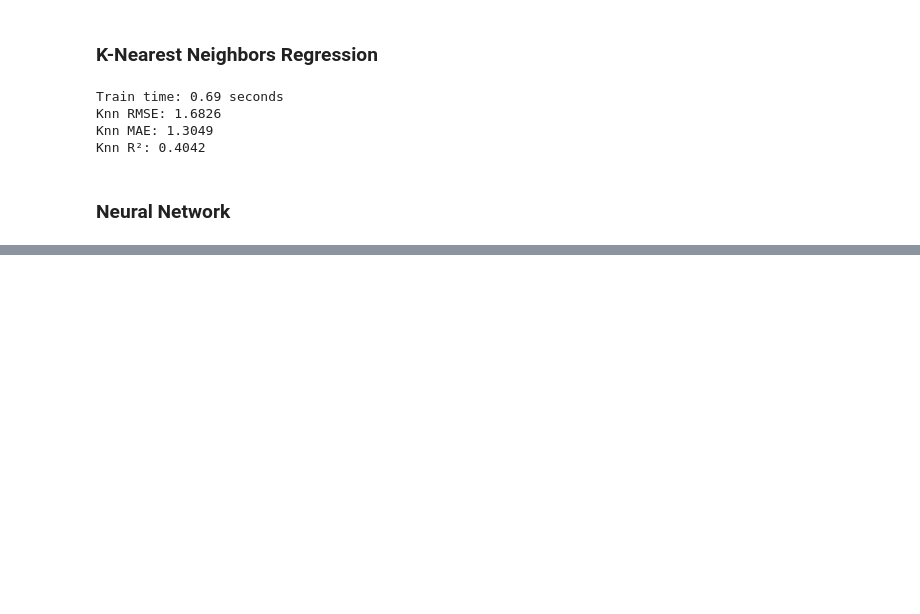
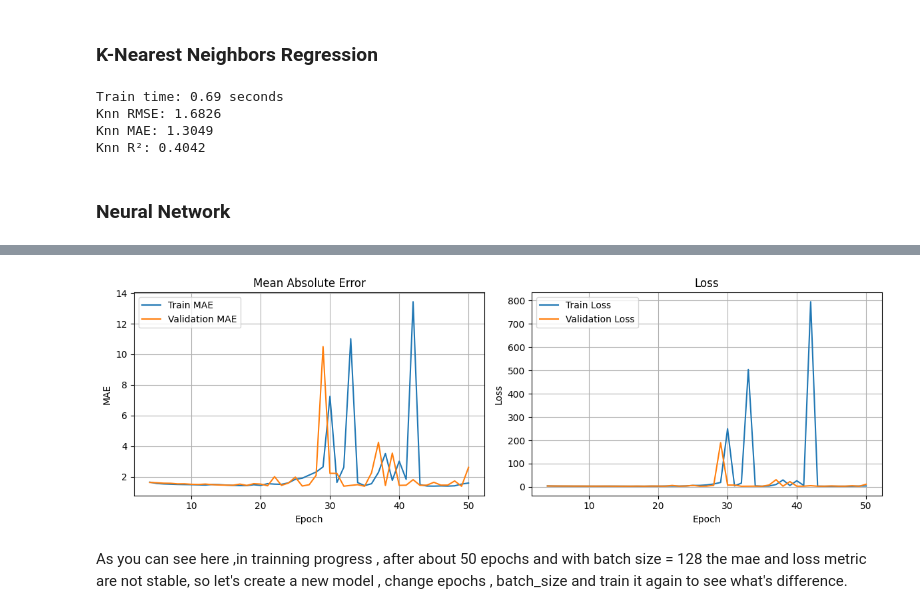
Before and after one commit to Hieu1607/housing_price_predicting_model, a Jupyter notebook: model.ipynb, the cells around one changed output, grey strips where cells are left out. Drawn from its saved outputs; the diff is of its cells as text; code cells hidden in the pictures; blank space fills up the shorter version.

Commit message:
Done all models

```diff
--- a/model.ipynb
+++ b/model.ipynb
@@ -879,0 +924,14 @@ Knn R²: 0.4042
+# %%
+from keras.models import Sequential
+from keras.layers import Dense
+from keras.optimizers import Adam
+
+simple_nn_model = Sequential([
+    Dense(77, activation = 'relu',input_shape = (X_train.shape[1],)),# 77 features in train data
+    Dense(1) # 1 float
+])
+
+# We use loss function as mean squared error , and metric is mean absolute error ; optimizer is Adam , a common optimizer for deep learning
+simple_nn_model.compile(loss='mean_squared_error',optimizer=Adam(learning_rate = 0.01),metrics=['mae'])
+
+print(simple_nn_model.summary())
@@ -879,0 +951,5 @@ Knn R²: 0.4042
+# %%
+# Firstly I want to set epochs to 50 to see how loss and mae change
+history = simple_nn_model.fit(X_train,y_train,epochs=50,batch_size=128,validation_split=0.2)
+simple_test_loss,simple_test_mae = simple_nn_model.evaluate(X_test,y_test)
+print(simple_test_loss,simple_test_mae)
@@ -879,0 +974,36 @@ Knn R²: 0.4042
+# %%
+# Let's take a look at our plots:
+loss = np.array(history.history['loss'])[3:]
+val_loss = np.array(history.history['val_loss'])[3:]
+mae = np.array(history.history['mae'])[3:]
+val_mae = np.array(history.history['val_mae'])[3:]
+epochs = range(4, len(loss) + 4)
+
+plt.figure(figsize=(12, 4))
+
+# Plot MAE
+plt.subplot(1, 2, 1)
+plt.plot(epochs, mae, label='Train MAE')
+plt.plot(epochs, val_mae, label='Validation MAE')
+plt.title('Mean Absolute Error')
+plt.xlabel('Epoch')
+plt.ylabel('MAE')
+plt.legend()
+plt.grid(True)
+
+# Plot Loss
+plt.subplot(1, 2, 2)
+plt.plot(epochs, loss, label='Train Loss')
+plt.plot(epochs, val_loss, label='Validation Loss')
+plt.title('Loss')
+plt.xlabel('Epoch')
+plt.ylabel('Loss')
+plt.legend()
+plt.grid(True)
+
+plt.tight_layout()
+plt.show()
+# %% [output]
+[figure, added]
+# %% [markdown]
+As you can see here ,in trainning progress , after about 50 epochs and with batch size = 128 the mae and loss metric are not stable, so let's create a new model , change epochs , batch_size and train it again to see what's difference.
```
Also changed, not shown: parts of 33 cells of this notebook, 4 other files.
